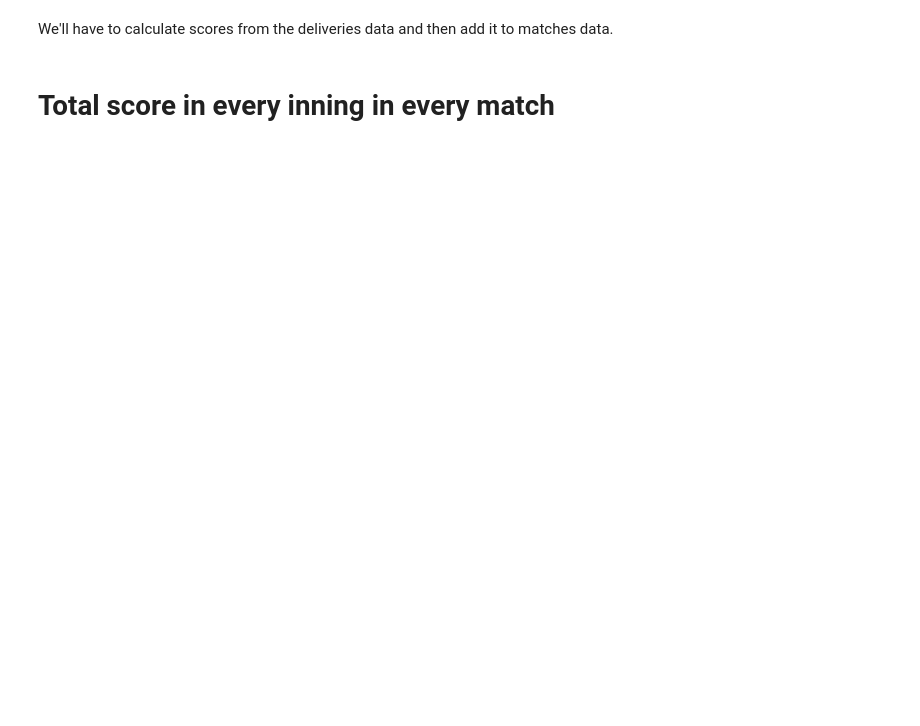
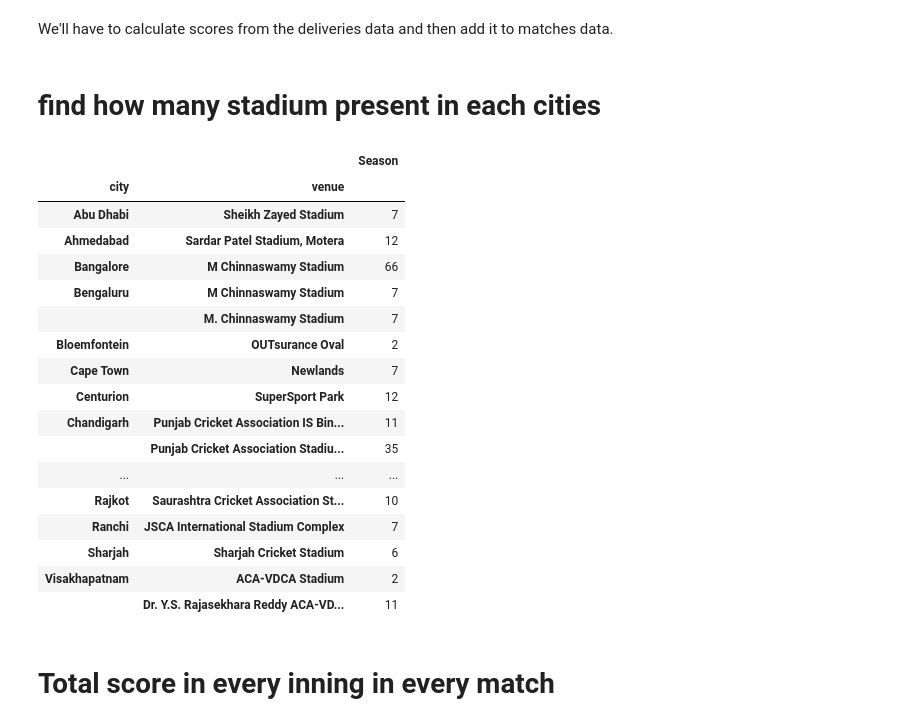
Before and after one commit to Jalpeshv/IPL-Analysis, a Jupyter notebook: IPL_Data_Analysis_Win_Prediction.ipynb, the cells around one changed output. Drawn from its saved outputs; the diff is of its cells as text; code cells hidden in the pictures; blank space fills up the shorter version.

```diff
--- a/IPL_Data_Analysis_Win_Prediction.ipynb
+++ b/IPL_Data_Analysis_Win_Prediction.ipynb
@@ -162,5 +162,31 @@ memory usage: 28.7+ MB
 # %% [markdown]
 We'll have to calculate scores from the deliveries data and then add it to matches data.
+# %% [markdown]
+# find how many stadium present in each cities
+# %%
+# find how many stadium present in each cities
+city_venue = match_df.groupby(['city','venue']).count()['Season']
+city_venue_df = pd.DataFrame(city_venue)
+city_venue_df
+# %% [output]
+|  |  | Season |
+| city | venue |  |
+| Abu Dhabi | Sheikh Zayed Stadium | 7 |
+| Ahmedabad | Sardar Patel Stadium, Motera | 12 |
+| Bangalore | M Chinnaswamy Stadium | 66 |
+| Bengaluru | M Chinnaswamy Stadium | 7 |
+|  | M. Chinnaswamy Stadium | 7 |
+| Bloemfontein | OUTsurance Oval | 2 |
+| Cape Town | Newlands | 7 |
+| Centurion | SuperSport Park | 12 |
+| Chandigarh | Punjab Cricket Association IS Bin... | 11 |
+|  | Punjab Cricket Association Stadiu... | 35 |
+| ... | ... | ... |
+| Rajkot | Saurashtra Cricket Association St... | 10 |
+| Ranchi | JSCA International Stadium Complex | 7 |
+| Sharjah | Sharjah Cricket Stadium | 6 |
+| Visakhapatnam | ACA-VDCA Stadium | 2 |
+|  | Dr. Y.S. Rajasekhara Reddy ACA-VD... | 11 |
 # %% [markdown]
 # **Total score in every inning in every match**
 # %%
```
Also changed, not shown: parts of 31 cells of this notebook.
